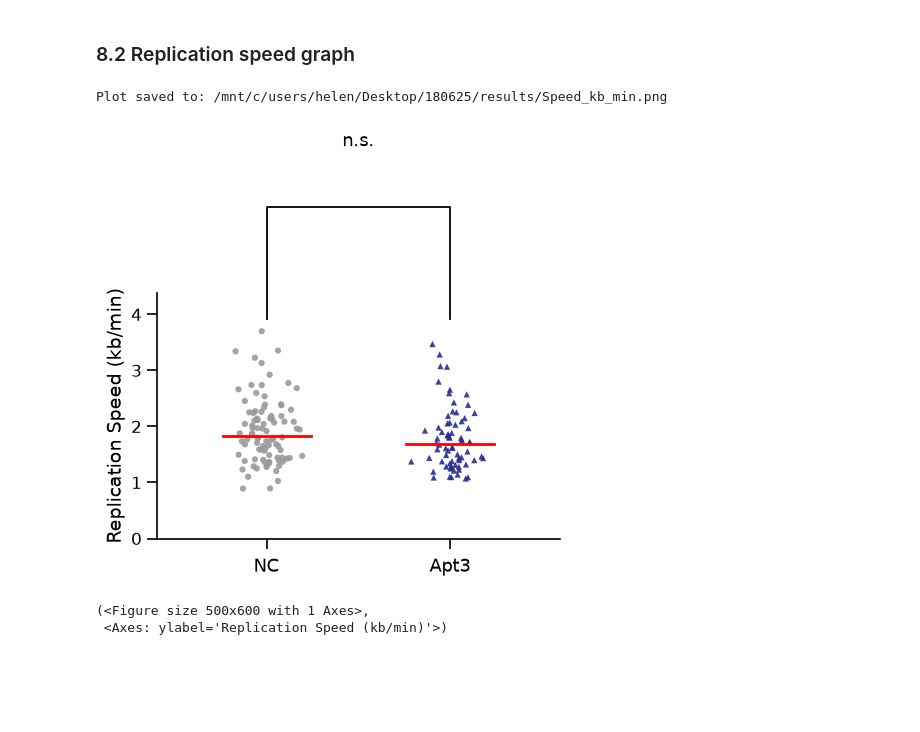
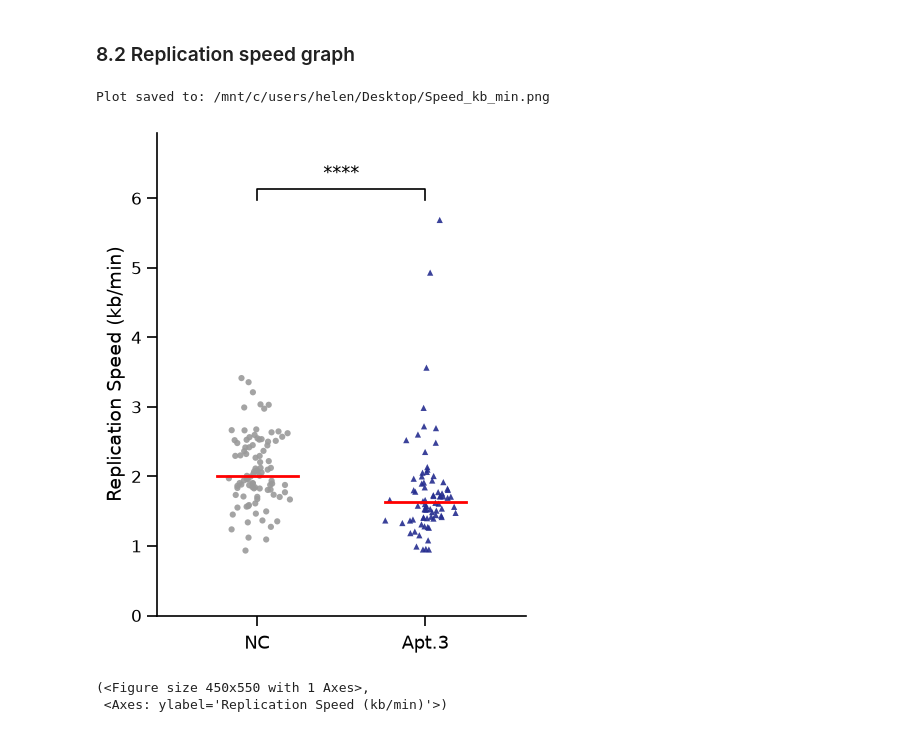
Before and after one commit to Lopatushka/DNA_fibers, a Jupyter notebook: notebook_stats.ipynb, the cells around one changed output. Drawn from its saved outputs; the diff is of its cells as text; code cells hidden in the pictures; blank space fills up the shorter version.

Commit message:
notebook plotting

```diff
--- a/notebook_stats.ipynb
+++ b/notebook_stats.ipynb
@@ -18,8 +18,8 @@
 # %% [markdown]
 # 1. Parameters
 # %%
-INPUT_DIR = "/mnt/c/users/helen/Desktop/180625"
-OUTPUT_DIR = "/mnt/c/users/helen/Desktop/180625/results"
+INPUT_DIR = "/mnt/c/users/helen/Desktop/170625"
+OUTPUT_DIR = "/mnt/c/users/helen/Desktop"
 
 pixel_size = 0.16125 # µm
 conversion_factor = 2.59 # kb/µm
@@ -55,2 +55,2 @@ data
-# %%
-data['Sample_name'] = data['File'].apply(lambda x: x.split('_')[0])
+# %%
+data['Sample_name'] = data['File'].apply(lambda x: '_'.join(x.split('_')[:3]))
@@ -196,0 +208,2 @@ stats_iod
+# %%
+replication_speed = replication_speed[(replication_speed['Sample_name'] == 'ORC1-3_RPMI_2h') | (replication_speed['Sample_name'] == 'NC_RPMI_2h')]
@@ -291,25 +306,25 @@ Plot saved to: /mnt/c/users/helen/Desktop/180625/results/IOD_kb.png
 # %%
 boxplot_with_statistics(
         data = replication_speed,
         var = "Speed_kb_min",
-        sample_order = ['NC', 'Apt3'],
-        sample_labels = {"NC": "NC", "Apt3": "Apt3"},
-        sample_colors = {"NC": "#9a9a9a", "Apt3": "#252d8f"},
-        sample_markers = {"NC": "o", "Apt3": "^"},
+        sample_order = ['NC_RPMI_2h', 'ORC1-3_RPMI_2h'],
+        sample_labels = {"NC_RPMI_2h": "NC", "ORC1-3_RPMI_2h": "Apt.3"},
+        sample_colors = {"NC_RPMI_2h": "#9a9a9a", "ORC1-3_RPMI_2h": "#252D8F"},
+        sample_markers = {"NC_RPMI_2h": "o", "ORC1-3_RPMI_2h": "^"},
         figsize = (4.5, 5.5),
         stats = [
         {
-                "group1": "NC",
-                "group2": "Apt3",
-                "p_value": 0.09,
+                "group1": "NC_RPMI_2h",
+                "group2": "ORC1-3_RPMI_2h",
+                "p_value": 8.287422e-07,
         }],
         y_axis = "Replication Speed (kb/min)",
         save_dir = OUTPUT_DIR,
         save_name = "Speed_kb_min",
         ext = "png"
 )
 # %% [output]
-Plot saved to: /mnt/c/users/helen/Desktop/180625/results/Speed_kb_min.png
+Plot saved to: /mnt/c/users/helen/Desktop/Speed_kb_min.png
-[figure, old version]
+[figure, new version]
-(<Figure size 500x600 with 1 Axes>,
+(<Figure size 450x550 with 1 Axes>,
  <Axes: ylabel='Replication Speed (kb/min)'>)
```
Also changed, not shown: parts of 18 cells of this notebook, 1 other file.
